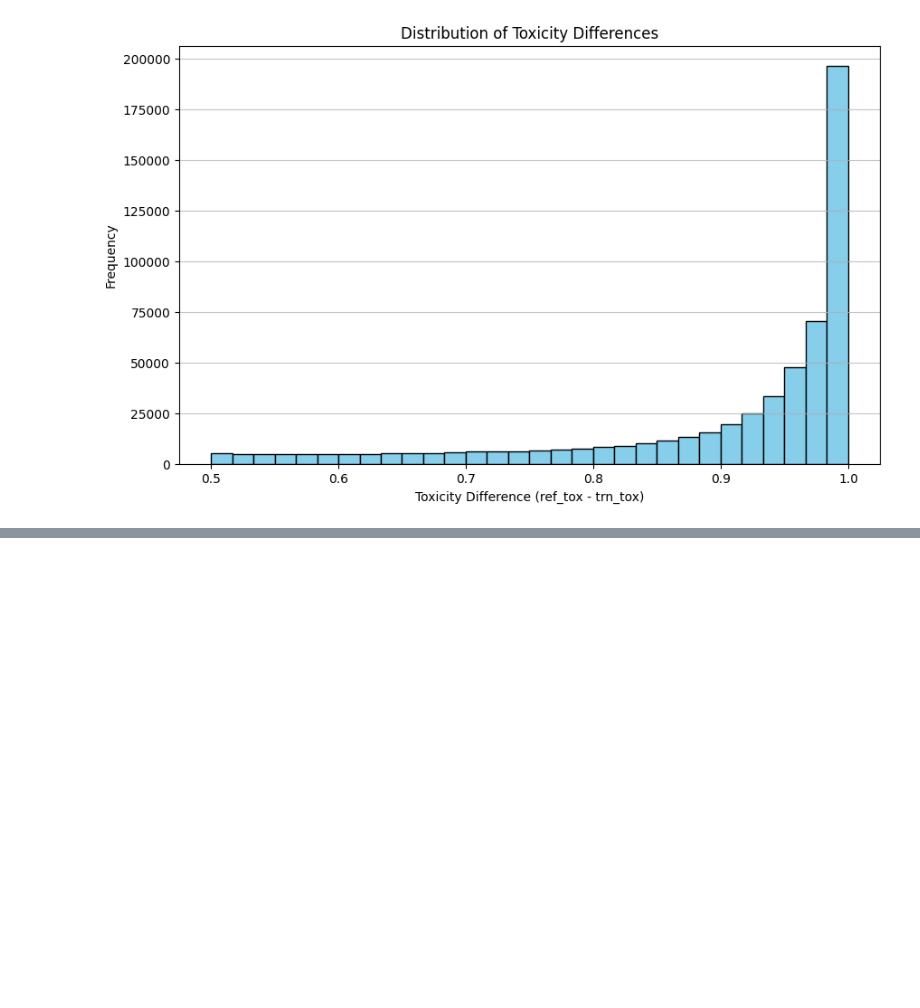
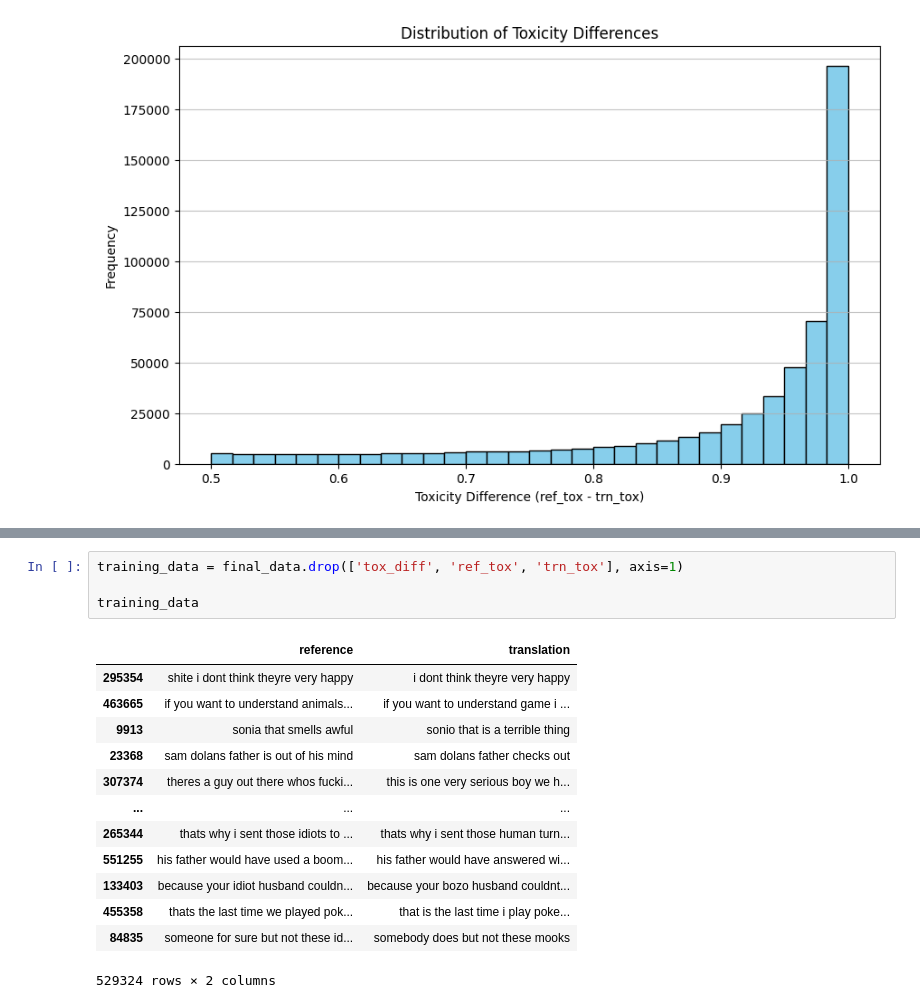
Before and after one commit to rootint/text-detoxification, a Jupyter notebook: notebooks/data_exploration.ipynb, the cells around one changed output, grey strips where cells are left out. Saved outputs shown, nothing was run; the diff lists cells and outputs as text; blank space fills up the shorter version.

```diff
--- a/notebooks/data_exploration.ipynb
+++ b/notebooks/data_exploration.ipynb
@@ -181,0 +192,18 @@ low_toxicity_delta_data
+# %%
+training_data = final_data.drop(['tox_diff', 'ref_tox', 'trn_tox'], axis=1)
+
+training_data
+# %% [output]
+|  | reference | translation |
+| 295354 | shite i dont think theyre very happy | i dont think theyre very happy |
+| 463665 | if you want to understand animals... | if you want to understand game i ... |
+| 9913 | sonia that smells awful | sonio that is a terrible thing |
+| 23368 | sam dolans father is out of his mind | sam dolans father checks out |
+| 307374 | theres a guy out there whos fucki... | this is one very serious boy we h... |
+| ... | ... | ... |
+| 265344 | thats why i sent those idiots to ... | thats why i sent those human turn... |
+| 551255 | his father would have used a boom... | his father would have answered wi... |
+| 133403 | because your idiot husband couldn... | because your bozo husband couldnt... |
+| 455358 | thats the last time we played pok... | that is the last time i play poke... |
+| 84835 | someone for sure but not these id... | somebody does but not these mooks |
+529324 rows × 2 columns
```
Also changed, not shown: parts of 11 cells of this notebook, 3 other files.
